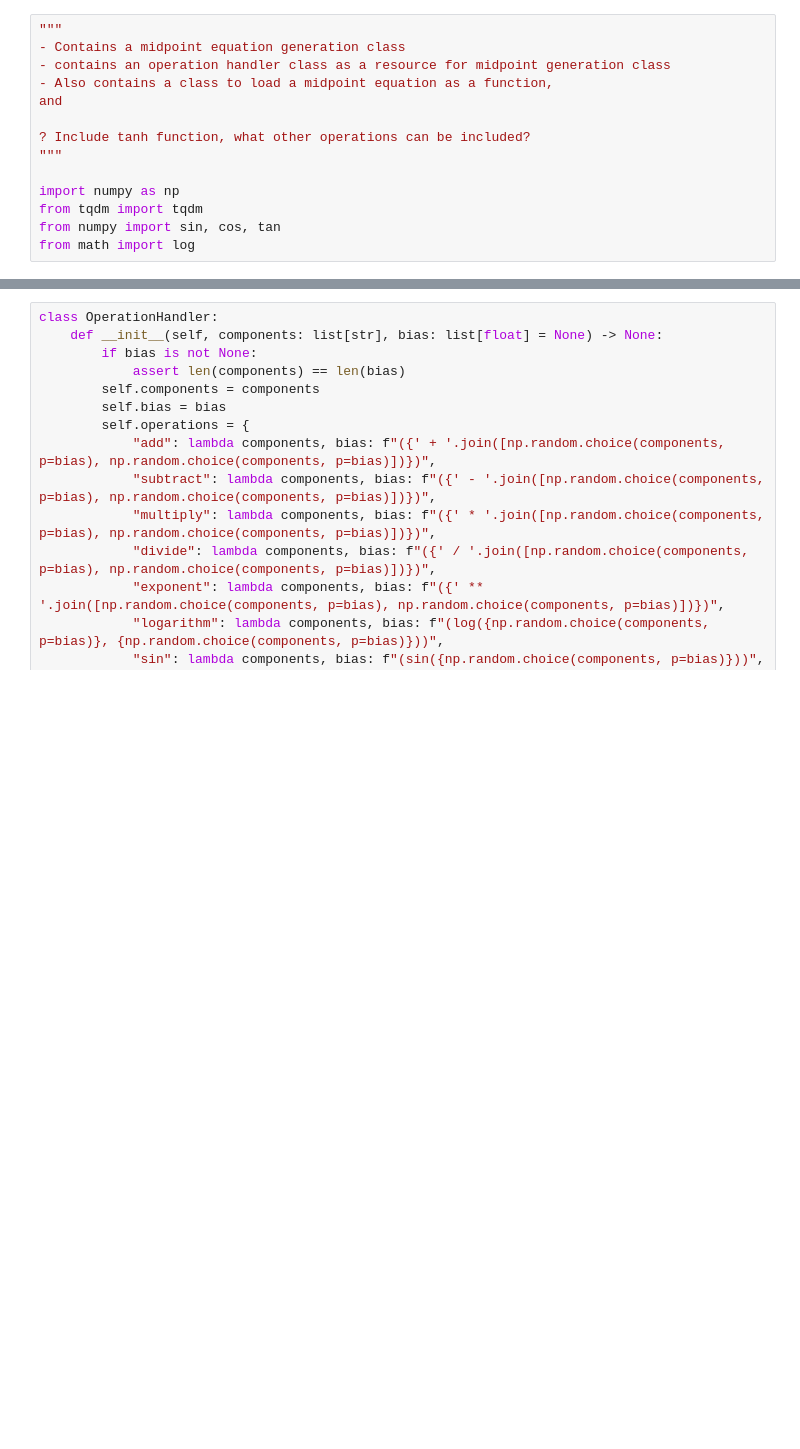
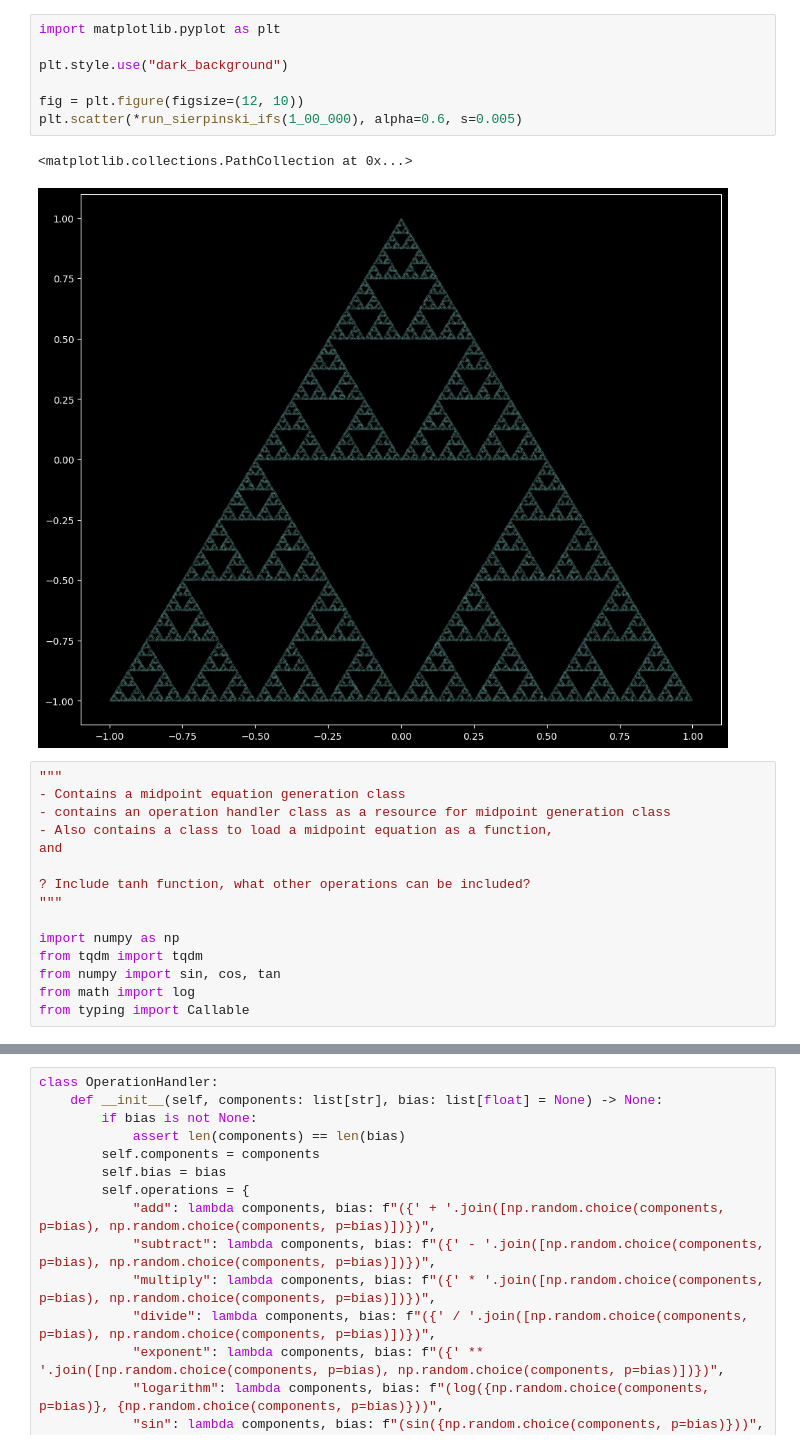
Before and after one commit to harttraveller/ifsgen, a Jupyter notebook: notebook/gendev.ipynb, the cells around one changed output, grey strips where cells are left out. Cells and saved outputs as stored; diff of their text form; blank space fills up the shorter version.

```diff
--- a/notebook/gendev.ipynb
+++ b/notebook/gendev.ipynb
@@ -1,3 +57,13 @@
+# %%
+import matplotlib.pyplot as plt
+
+plt.style.use("dark_background")
+
+fig = plt.figure(figsize=(12, 10))
+plt.scatter(*run_sierpinski_ifs(1_00_000), alpha=0.6, s=0.005)
+# %% [output]
+<matplotlib.collections.PathCollection at 0x...>
+[figure, added]
 # %%
 """
 - Contains a midpoint equation generation class
@@ -12,3 +78,4 @@ import numpy as np
 from tqdm import tqdm
 from numpy import sin, cos, tan
 from math import log
+from typing import Callable
```
Also changed, not shown: parts of 3 cells of this notebook, 2 other files.
